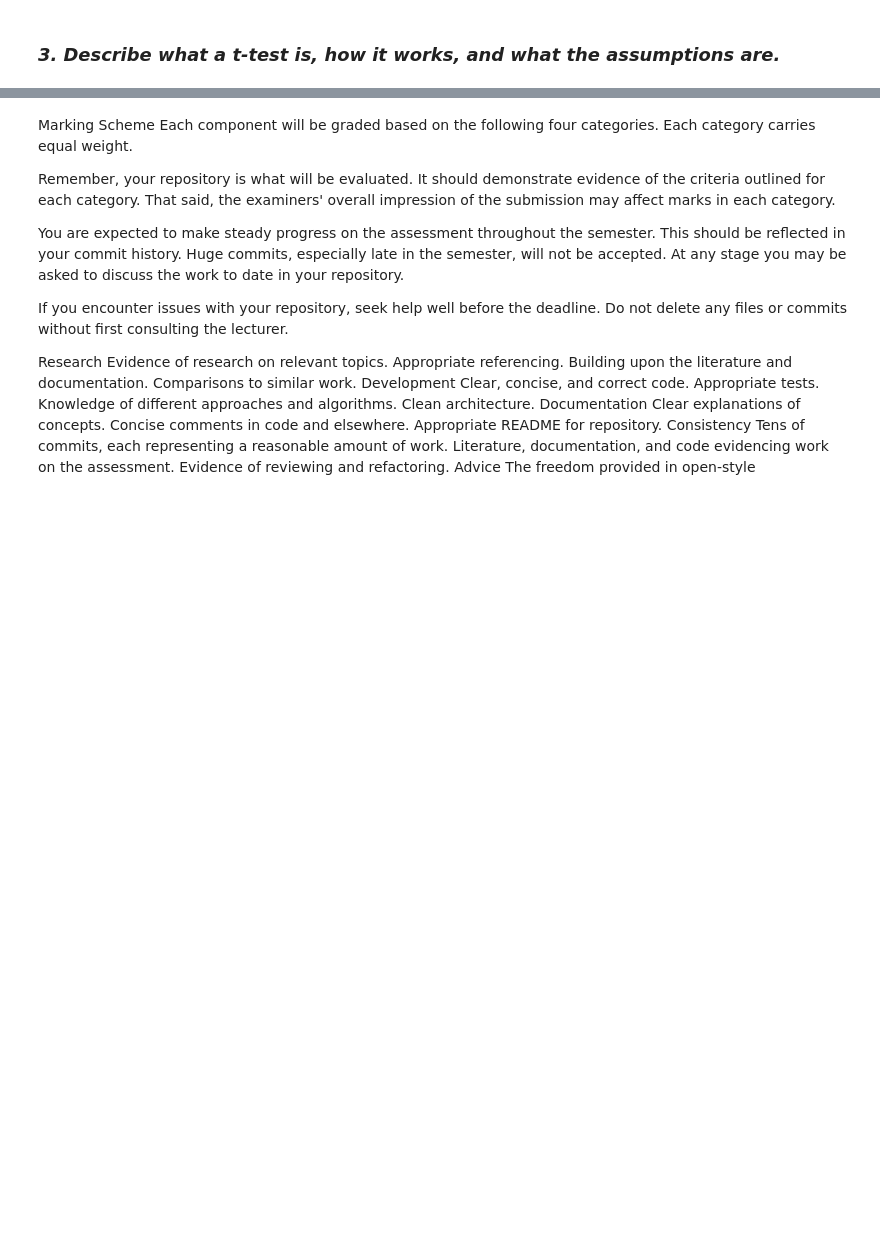
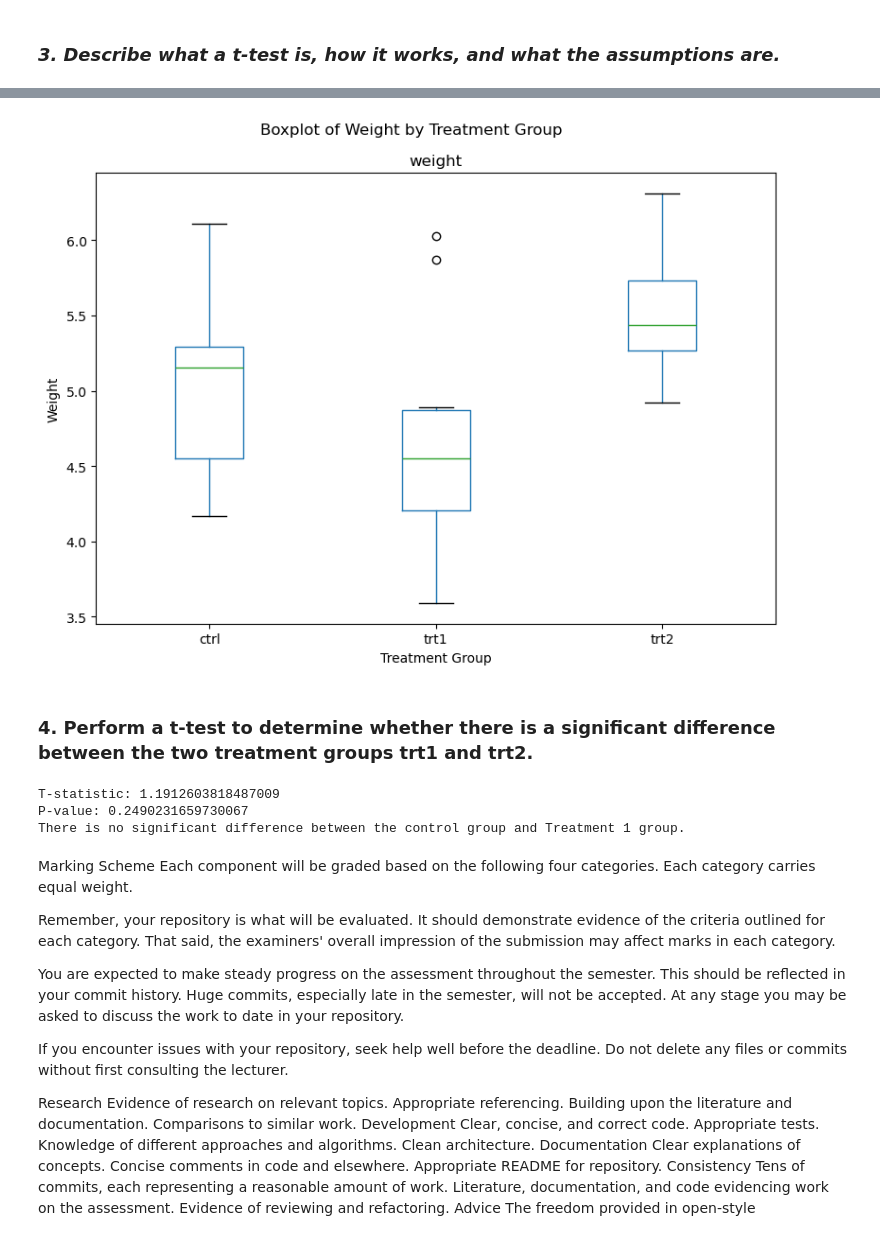
Before and after one commit to LaisColetta/Applied-Statistics, a Jupyter notebook: project.ipynb, the cells around one changed output, grey strips where cells are left out. Saved outputs shown, nothing was run; the diff lists cells and outputs as text; code cells hidden in the pictures; blank space fills up the shorter version.

```diff
--- a/project.ipynb
+++ b/project.ipynb
@@ -176,3 +247,46 @@ else:
+# %%
+# Boxplot of treatment groups
+df.boxplot(column='weight', by='group', figsize=(8, 6), grid = False)
+
+# Add labels and title
+plt.xlabel('Treatment Group')
+plt.ylabel('Weight')
+plt.suptitle('Boxplot of Weight by Treatment Group')  # Title for the entire plot
+plt.tight_layout()  # Adjust layout
+
+# Show the plot
+plt.show()
+# %% [output]
+[figure, added]
+# %% [markdown]
+### **4. Perform a t-test to determine whether there is a significant difference between the two treatment groups trt1 and trt2.**
+# %%
+import pandas as pd
+from scipy import stats
+
+# Load the PlantGrowth dataset
+df = pd.read_csv('PlantGrowth.csv')
+
+# Separate the data into two groups: 'ctrl' (control) and 'trt1' (Treatment 1)
+group_ctrl = df[df['group'] == 'ctrl']['weight']
+group_trt1 = df[df['group'] == 'trt1']['weight']
+
+# Perform an independent t-test
+t_statistic, p_value = stats.ttest_ind(group_ctrl, group_trt1)
+
+# Print the results
+print(f"T-statistic: {t_statistic}")
+print(f"P-value: {p_value}")
+
+# Interpret the result
+if p_value < 0.05:
+    print("There is a significant difference between the control group and Treatment 1 group.")
+else:
+    print("There is no significant difference between the control group and Treatment 1 group.")
+# %% [output]
+T-statistic: 1.1912603818487009
+P-value: 0.2490231659730067
+There is no significant difference between the control group and Treatment 1 group.
 # %% [markdown]
 Marking Scheme
 Each component will be graded based on the following four categories. Each category carries equal weight.
```
Also changed, not shown: parts of 7 cells of this notebook.
